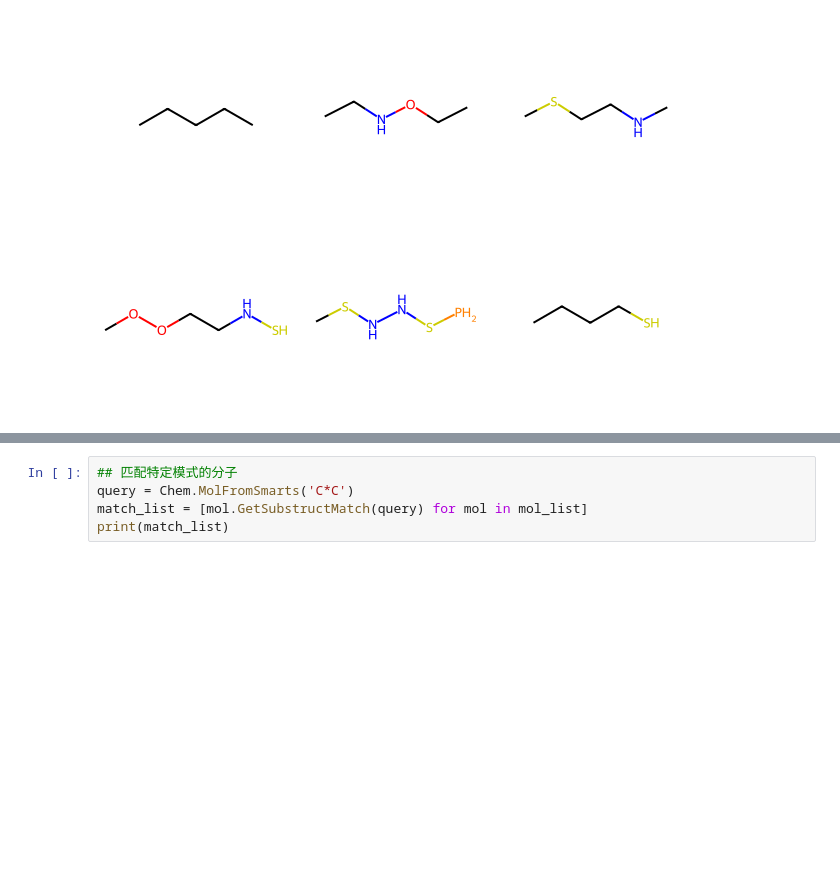
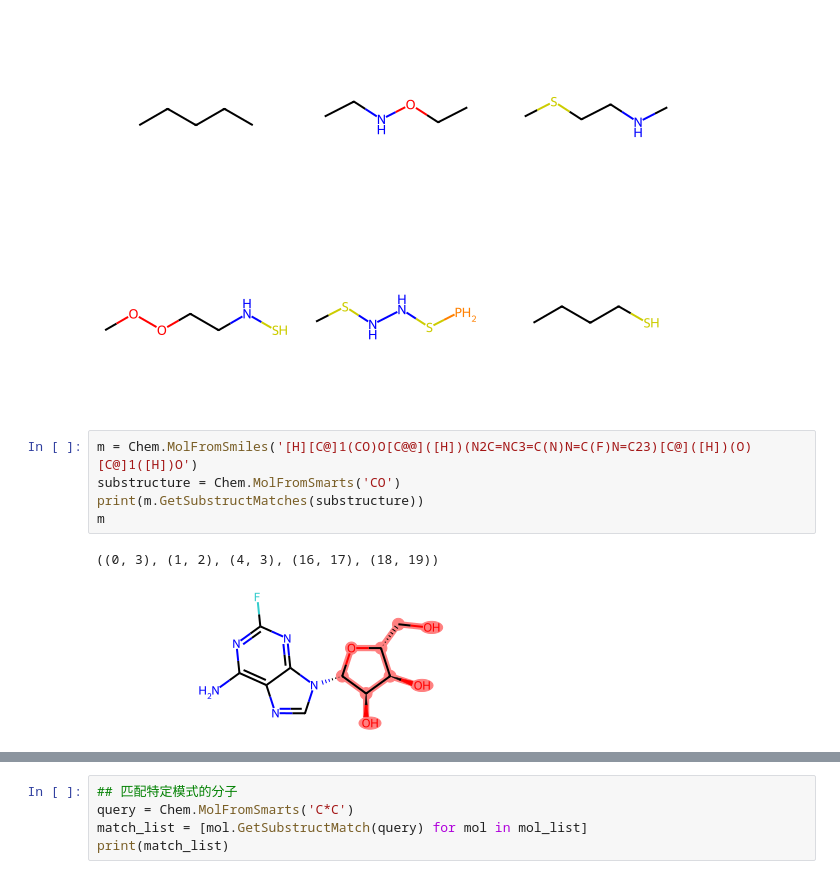
Before and after one commit to daiyizheng/DL, a Jupyter notebook: 07-rdkit/05-rdkit SMARTS语言应用.ipynb, the cells around one changed output, grey strips where cells are left out. Saved outputs shown, nothing was run; the diff lists cells and outputs as text; blank space fills up the shorter version.

```diff
--- a/07-rdkit/04-SMARTS语言应用.ipynb
+++ b/07-rdkit/05-rdkit SMARTS语言应用.ipynb
@@ -72,3 +76,11 @@ mol_list = [Chem.MolFromSmiles(x) for x in smiles_list]
 Chem.Draw.MolsToGridImage(mol_list)
 # %% [output]
 [figure]
+# %%
+m = Chem.MolFromSmiles('[H][C@]1(CO)O[C@@]([H])(N2C=NC3=C(N)N=C(F)N=C23)[C@]([H])(O)[C@]1([H])O')
+substructure = Chem.MolFromSmarts('CO')
+print(m.GetSubstructMatches(substructure))
+m
+# %% [output]
+((0, 3), (1, 2), (4, 3), (16, 17), (18, 19))
+[figure, added]
```
Also changed, not shown: parts of 11 cells of this notebook, 2 other files.
